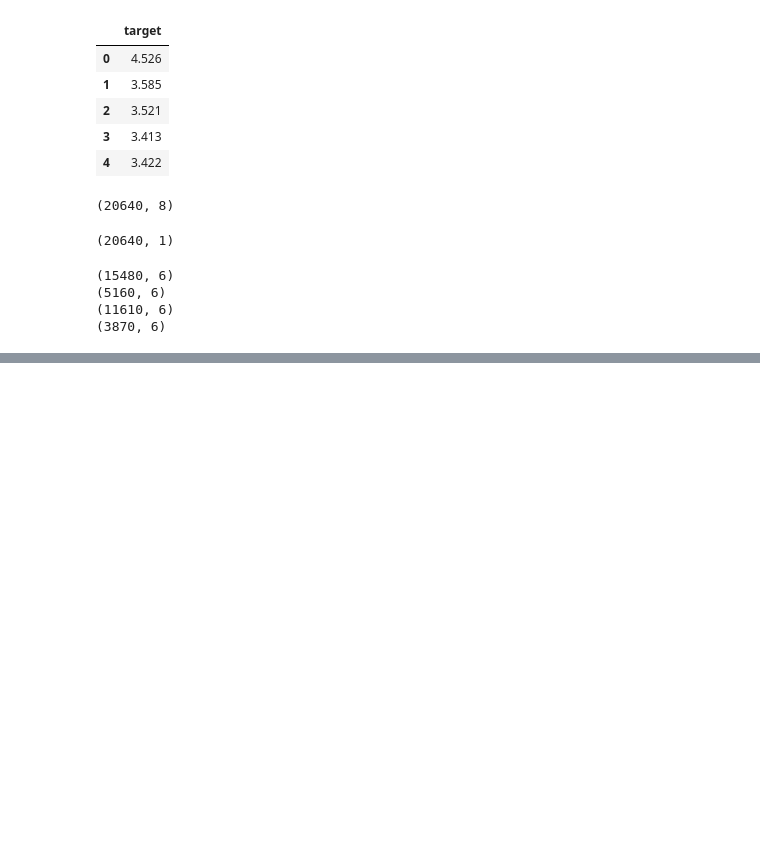
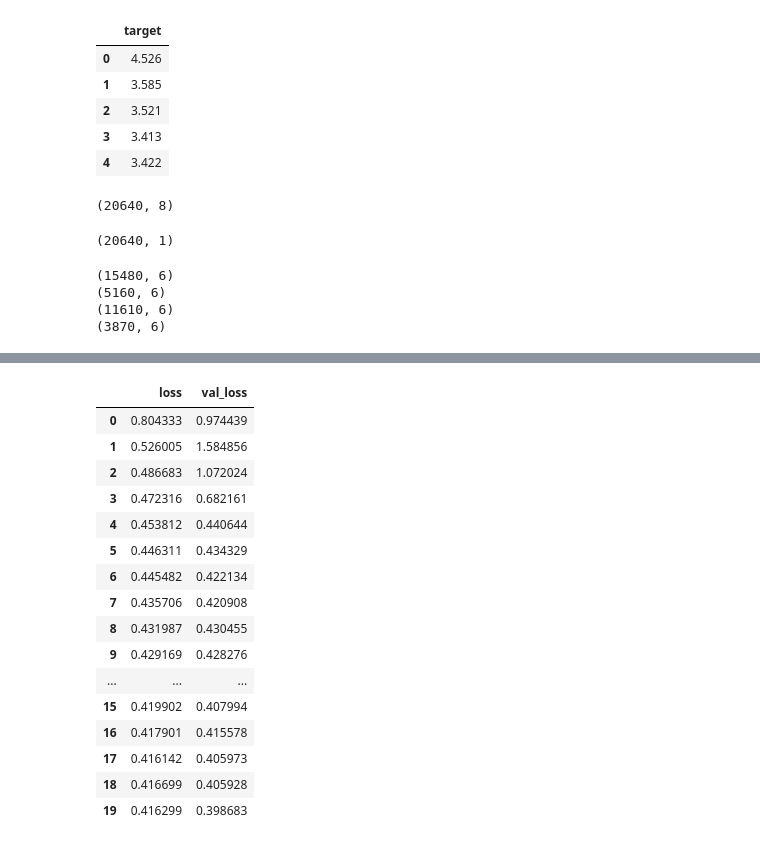
Before and after one commit to Monish-Nallagondalla/Deep_Learning_practise, a Jupyter notebook: Regresssion_ANN.ipynb, the cells around one changed output, grey strips where cells are left out. Drawn from its saved outputs; the diff is of its cells as text; code cells hidden in the pictures; blank space fills up the shorter version.

```diff
--- a/Regresssion_ANN.ipynb
+++ b/Regresssion_ANN.ipynb
@@ -116,0 +145,20 @@ Model: "sequential"
+# %%
+pd.DataFrame(history.history)
+# %% [output]
+|  | loss | val_loss |
+| 0 | 0.804333 | 0.974439 |
+| 1 | 0.526005 | 1.584856 |
+| 2 | 0.486683 | 1.072024 |
+| 3 | 0.472316 | 0.682161 |
+| 4 | 0.453812 | 0.440644 |
+| 5 | 0.446311 | 0.434329 |
+| 6 | 0.445482 | 0.422134 |
+| 7 | 0.435706 | 0.420908 |
+| 8 | 0.431987 | 0.430455 |
+| 9 | 0.429169 | 0.428276 |
+| ... | ... | ... |
+| 15 | 0.419902 | 0.407994 |
+| 16 | 0.417901 | 0.415578 |
+| 17 | 0.416142 | 0.405973 |
+| 18 | 0.416699 | 0.405928 |
+| 19 | 0.416299 | 0.398683 |
```
Also changed, not shown: parts of 16 cells of this notebook, 3 other files.
